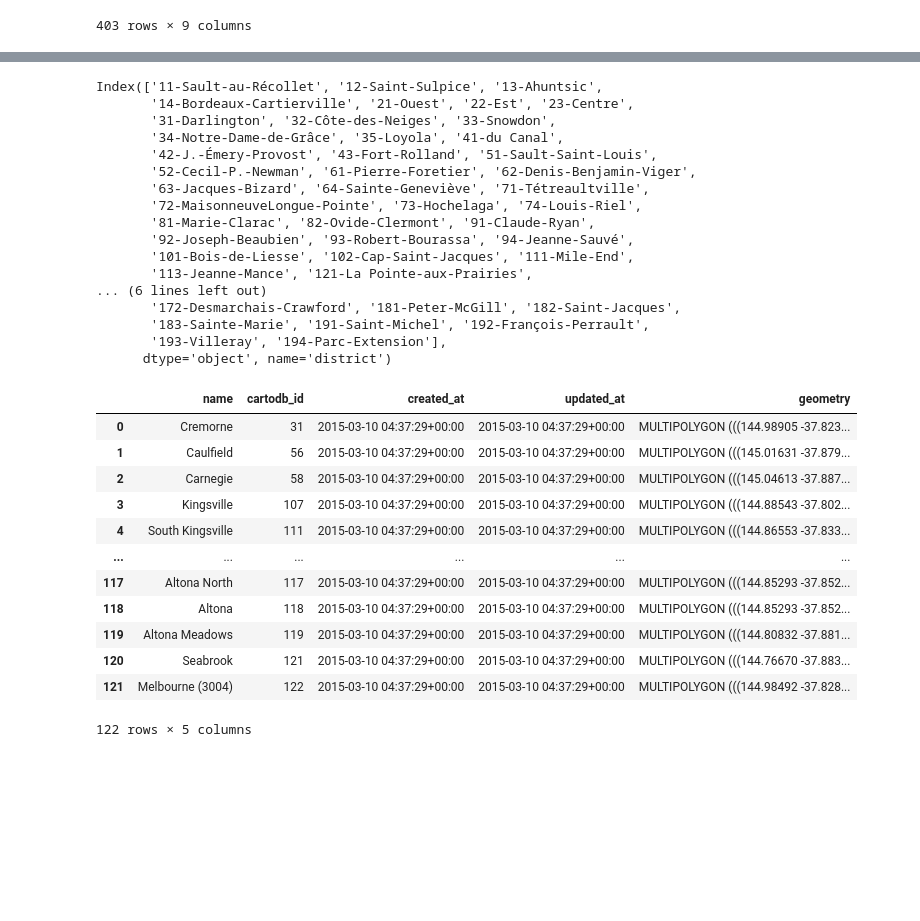
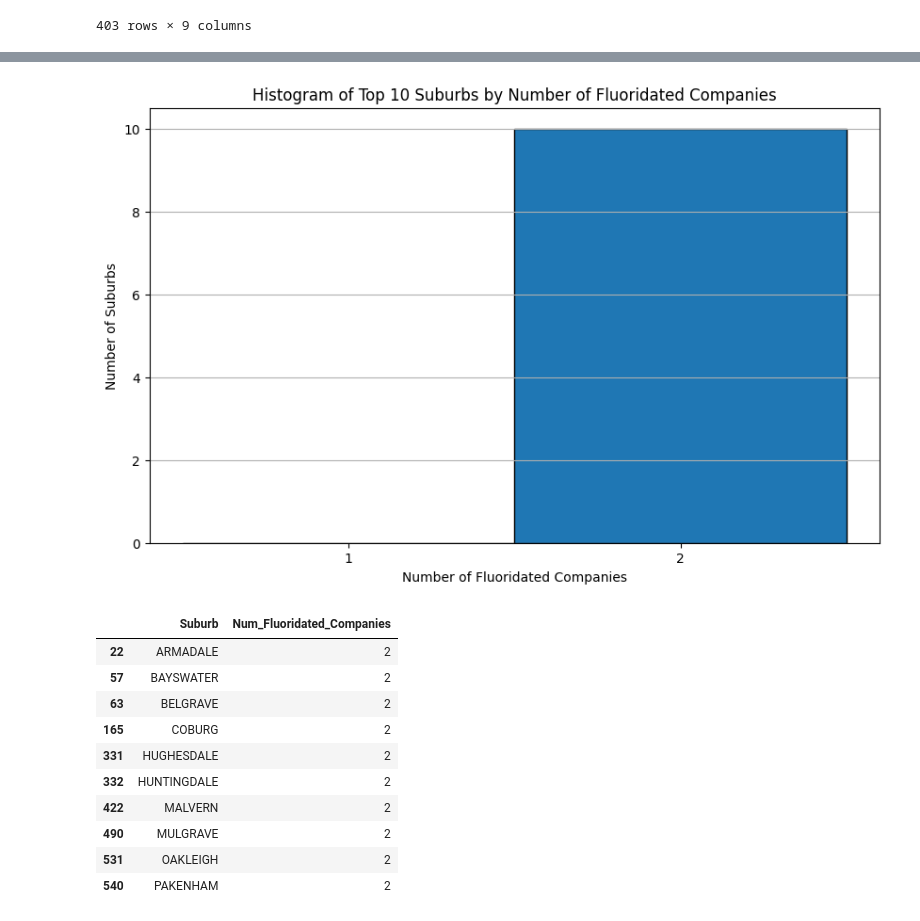
Before and after one commit to tienphatnguyendev/machine-learning-docs, a Jupyter notebook: clustering/notebooks/clustering.ipynb, the cells around one changed output, grey strips where cells are left out. Drawn from its saved outputs; the diff is of its cells as text; code cells hidden in the pictures; blank space fills up the shorter version.

```diff
--- a/clustering/notebooks/clustering.ipynb
+++ b/clustering/notebooks/clustering.ipynb
@@ -141,39 +224,46 @@ fig.update_layout(
     )
 
 fig.show()
-# %%
-geo_df.index
-# %% [output]
-Index(['11-Sault-au-Récollet', '12-Saint-Sulpice', '13-Ahuntsic',
-       '14-Bordeaux-Cartierville', '21-Ouest', '22-Est', '23-Centre',
-       '31-Darlington', '32-Côte-des-Neiges', '33-Snowdon',
-       '34-Notre-Dame-de-Grâce', '35-Loyola', '41-du Canal',
-       '42-J.-Émery-Provost', '43-Fort-Rolland', '51-Sault-Saint-Louis',
-       '52-Cecil-P.-Newman', '61-Pierre-Foretier', '62-Denis-Benjamin-Viger',
-       '63-Jacques-Bizard', '64-Sainte-Geneviève', '71-Tétreaultville',
-       '72-MaisonneuveLongue-Pointe', '73-Hochelaga', '74-Louis-Riel',
-       '81-Marie-Clarac', '82-Ovide-Clermont', '91-Claude-Ryan',
-       '92-Joseph-Beaubien', '93-Robert-Bourassa', '94-Jeanne-Sauvé',
-       '101-Bois-de-Liesse', '102-Cap-Saint-Jacques', '111-Mile-End',
-       '113-Jeanne-Mance', '121-La Pointe-aux-Prairies',
-... (6 lines left out)
-       '172-Desmarchais-Crawford', '181-Peter-McGill', '182-Saint-Jacques',
-       '183-Sainte-Marie', '191-Saint-Michel', '192-François-Perrault',
-       '193-Villeray', '194-Parc-Extension'],
-      dtype='object', name='district')
-# %%
-gpd.read_file('https://raw.githubusercontent.com/codeforgermany/click_that_hood/main/public/data/melbourne.geojson')
-# %% [output]
-|  | name | cartodb_id | created_at | updated_at | geometry |
-| 0 | Cremorne | 31 | 2015-03-10 04:37:29+00:00 | 2015-03-10 04:37:29+00:00 | MULTIPOLYGON (((144.98905 -37.823... |
-| 1 | Caulfield | 56 | 2015-03-10 04:37:29+00:00 | 2015-03-10 04:37:29+00:00 | MULTIPOLYGON (((145.01631 -37.879... |
-| 2 | Carnegie | 58 | 2015-03-10 04:37:29+00:00 | 2015-03-10 04:37:29+00:00 | MULTIPOLYGON (((145.04613 -37.887... |
-| 3 | Kingsville | 107 | 2015-03-10 04:37:29+00:00 | 2015-03-10 04:37:29+00:00 | MULTIPOLYGON (((144.88543 -37.802... |
-| 4 | South Kingsville | 111 | 2015-03-10 04:37:29+00:00 | 2015-03-10 04:37:29+00:00 | MULTIPOLYGON (((144.86553 -37.833... |
-| ... | ... | ... | ... | ... | ... |
-| 117 | Altona North | 117 | 2015-03-10 04:37:29+00:00 | 2015-03-10 04:37:29+00:00 | MULTIPOLYGON (((144.85293 -37.852... |
-| 118 | Altona | 118 | 2015-03-10 04:37:29+00:00 | 2015-03-10 04:37:29+00:00 | MULTIPOLYGON (((144.85293 -37.852... |
-| 119 | Altona Meadows | 119 | 2015-03-10 04:37:29+00:00 | 2015-03-10 04:37:29+00:00 | MULTIPOLYGON (((144.80832 -37.881... |
-| 120 | Seabrook | 121 | 2015-03-10 04:37:29+00:00 | 2015-03-10 04:37:29+00:00 | MULTIPOLYGON (((144.76670 -37.883... |
-| 121 | Melbourne (3004) | 122 | 2015-03-10 04:37:29+00:00 | 2015-03-10 04:37:29+00:00 | MULTIPOLYGON (((144.98492 -37.828... |
-122 rows × 5 columns
+# %%
+import pandas as pd
+import matplotlib.pyplot as plt
+
+# Load the dataset
+file_path = '../data/Fluoridation by postcode - Sheet1.csv'
+data = pd.read_csv(file_path)
+
+# Filter for fluoridated companies
+fluoridated_data = data[data['fluoride_level'] == 'Fluoridated']
+
+# Count the number of fluoridated companies per suburb
+suburb_counts = fluoridated_data.groupby('townsuburb')['water_company'].nunique().reset_index()
+suburb_counts.columns = ['Suburb', 'Num_Fluoridated_Companies']
+
+# Get the top 10 suburbs with the most fluoridated companies
+top_10_suburbs = suburb_counts.nlargest(10, 'Num_Fluoridated_Companies')
+
+# Plot the histogram
+plt.figure(figsize=(10, 6))
+plt.hist(top_10_suburbs['Num_Fluoridated_Companies'], bins=range(1, top_10_suburbs['Num_Fluoridated_Companies'].max() + 2), edgecolor='black', align='left')
+plt.xlabel('Number of Fluoridated Companies')
+plt.ylabel('Number of Suburbs')
+plt.title('Histogram of Top 10 Suburbs by Number of Fluoridated Companies')
+plt.xticks(range(1, top_10_suburbs['Num_Fluoridated_Companies'].max() + 1))
+plt.grid(axis='y')
+plt.show()
+
+# Display the top 10 suburbs data
+top_10_suburbs
+# %% [output]
+[figure, added]
+|  | Suburb | Num_Fluoridated_Companies |
+| 22 | ARMADALE | 2 |
+| 57 | BAYSWATER | 2 |
+| 63 | BELGRAVE | 2 |
+| 165 | COBURG | 2 |
+| 331 | HUGHESDALE | 2 |
+| 332 | HUNTINGDALE | 2 |
+| 422 | MALVERN | 2 |
+| 490 | MULGRAVE | 2 |
+| 531 | OAKLEIGH | 2 |
+| 540 | PAKENHAM | 2 |
```
Also changed, not shown: parts of 21 cells of this notebook, 3 other files.
